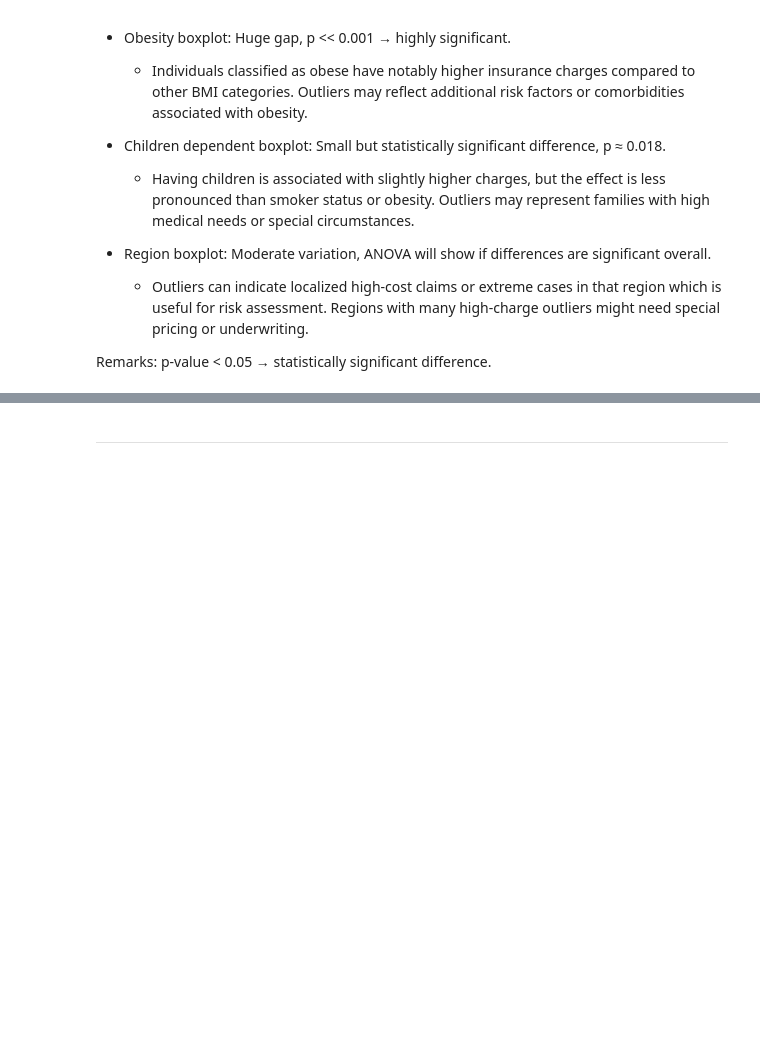
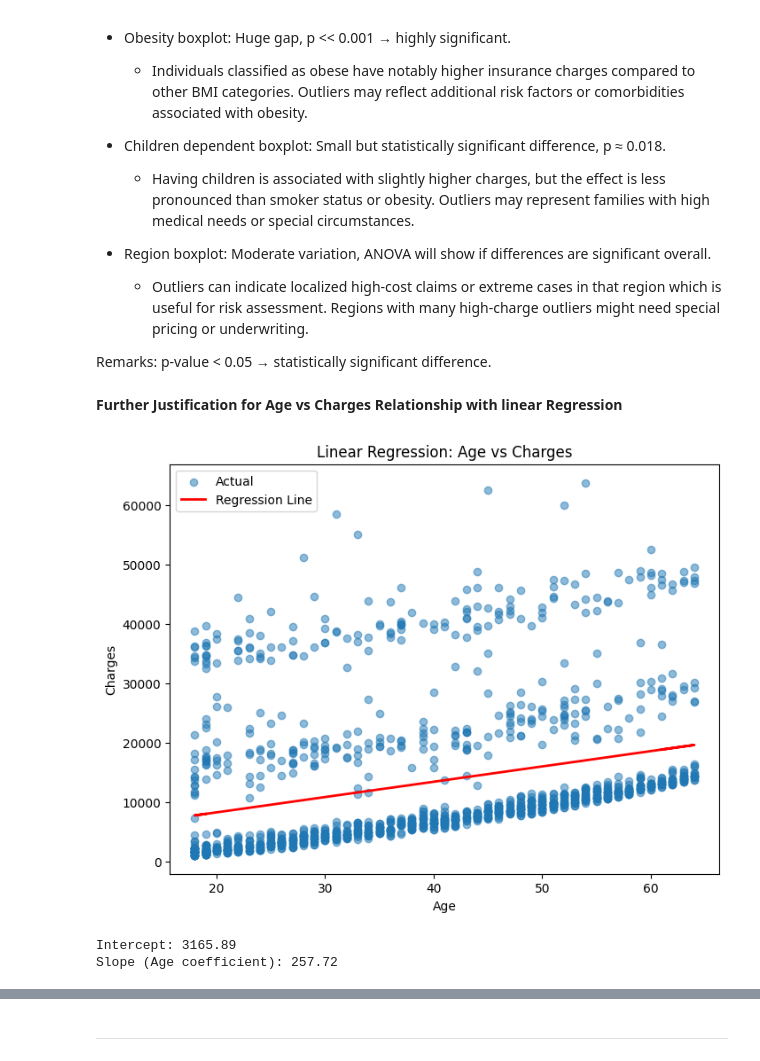
Before and after one commit to ka-kwok/Hackathon2Team1Project-Health-Insurance-Analysis, a Jupyter notebook: jupyter_notebooks/2.data_visualization.ipynb, the cells around one changed output, grey strips where cells are left out. Cells and saved outputs as stored; diff of their text form; code cells hidden in the pictures; blank space fills up the shorter version.

```diff
--- a/jupyter_notebooks/data_visualization.ipynb
+++ b/jupyter_notebooks/2.data_visualization.ipynb
@@ -296,3 +296,37 @@ Findings:
     * Outliers can indicate localized high-cost claims or extreme cases in that region which is useful for risk assessment. Regions with many high-charge outliers might need special pricing or underwriting.
 
 Remarks: p-value < 0.05 → statistically significant difference.
+# %% [markdown]
+**Further Justification for Age vs Charges Relationship with linear Regression**
+# %%
+from sklearn.linear_model import LinearRegression
+import numpy as np
+
+# Prepare data for regression
+X = df[["age"]].values
+y = df["charges"].values
+
+# Fit linear regression model
+model = LinearRegression()
+model.fit(X, y)
+
+# Predict charges
+y_pred = model.predict(X)
+
+# Plot regression line
+plt.figure(figsize=(8,6))
+plt.scatter(df["age"], df["charges"], alpha=0.5, label="Actual")
+plt.plot(df["age"], y_pred, color="red", linewidth=2, label="Regression Line")
+plt.xlabel("Age")
+plt.ylabel("Charges")
+plt.title("Linear Regression: Age vs Charges")
+plt.legend()
+plt.show()
+
+# Print regression coefficients
+print(f"Intercept: {model.intercept_:.2f}")
+print(f"Slope (Age coefficient): {model.coef_[0]:.2f}")
+# %% [output]
+[figure, added]
+Intercept: 3165.89
+Slope (Age coefficient): 257.72
```
Also changed, not shown: parts of 6 cells of this notebook, 1 other file.
